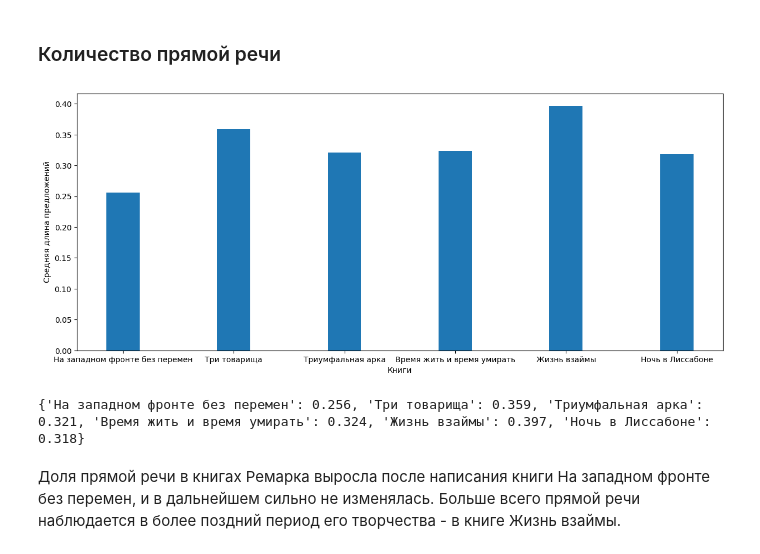
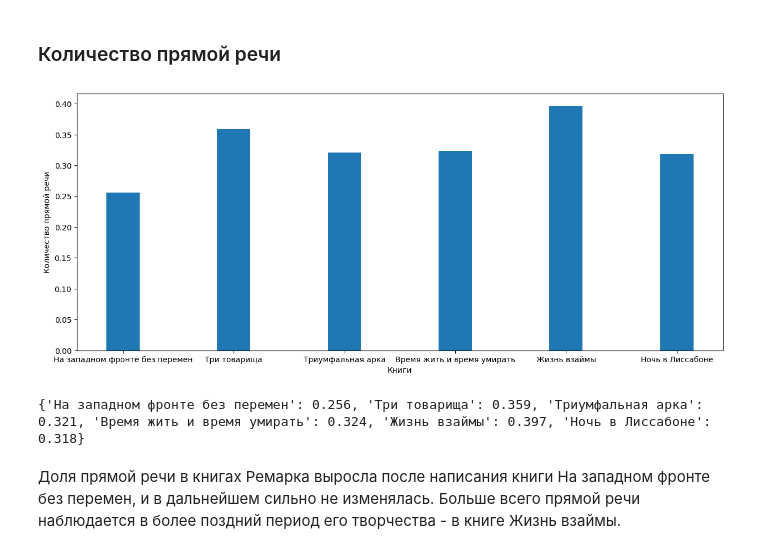
Before and after one commit to nellialeksanian/school_X_python, a Jupyter notebook: NLP/remarque/remarque_syntax.ipynb, the cells around one changed output. Saved outputs shown, nothing was run; the diff lists cells and outputs as text; code cells hidden in the pictures.

```diff
--- a/NLP/remarque/remarque_syntax.ipynb
+++ b/NLP/remarque/remarque_syntax.ipynb
@@ -124,24 +125,24 @@ def dialog(book, book_tok):
 # %%
 dialog_dict = {
 
     "На западном фронте без перемен": dialog(zap_front, zap_front_tok),
     "Три товарища": dialog(three_comrades, three_comrades_tok ),
     "Триумфальная арка": dialog(triumf, triumf_tok ),
     "Время жить и время умирать": dialog(vremya, vremya_tok),
     "Жизнь взаймы": dialog(vzaimy, vzaimy_tok),
     "Ночь в Лиссабоне": dialog(lissabon, lissabon_tok)
 }
 
 plt.figure(figsize=(15, 6))
 plt.bar(dialog_dict.keys(), dialog_dict.values(), width=0.3)
 
 plt.xlabel('Книги')
-plt.ylabel('Средняя длина предложений')
+plt.ylabel('Количество прямой речи')
 
 plt.show()
 print(dialog_dict)
 # %% [output]
-[figure, old version]
+[figure, new version]
 {'На западном фронте без перемен': 0.256, 'Три товарища': 0.359, 'Триумфальная арка': 0.321, 'Время жить и время умирать': 0.324, 'Жизнь взаймы': 0.397, 'Ночь в Лиссабоне': 0.318}
 # %% [markdown]
 Доля прямой речи в книгах Ремарка выросла после написания книги На западном фронте без перемен, и в дальнейшем сильно не изменялась. Больше всего прямой речи наблюдается в более поздний период его творчества - в книге Жизнь взаймы.
```
Also changed, not shown: parts of 2 cells of this notebook.
